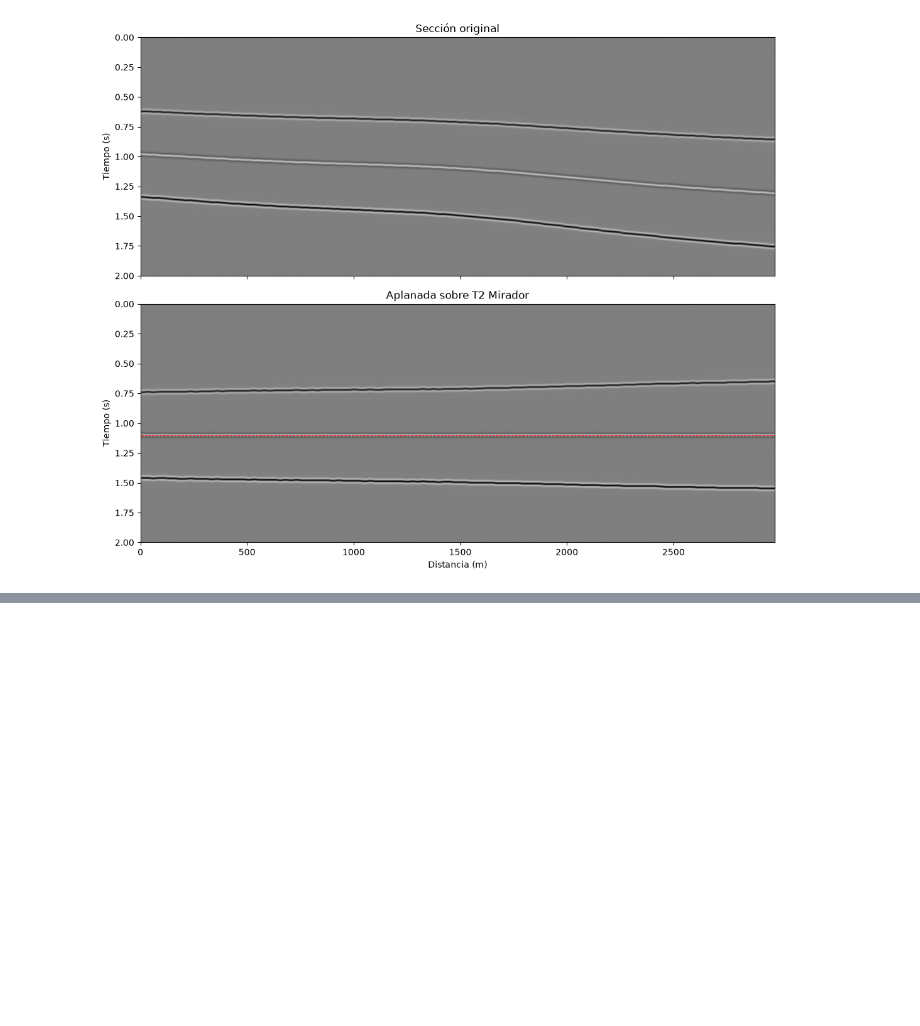
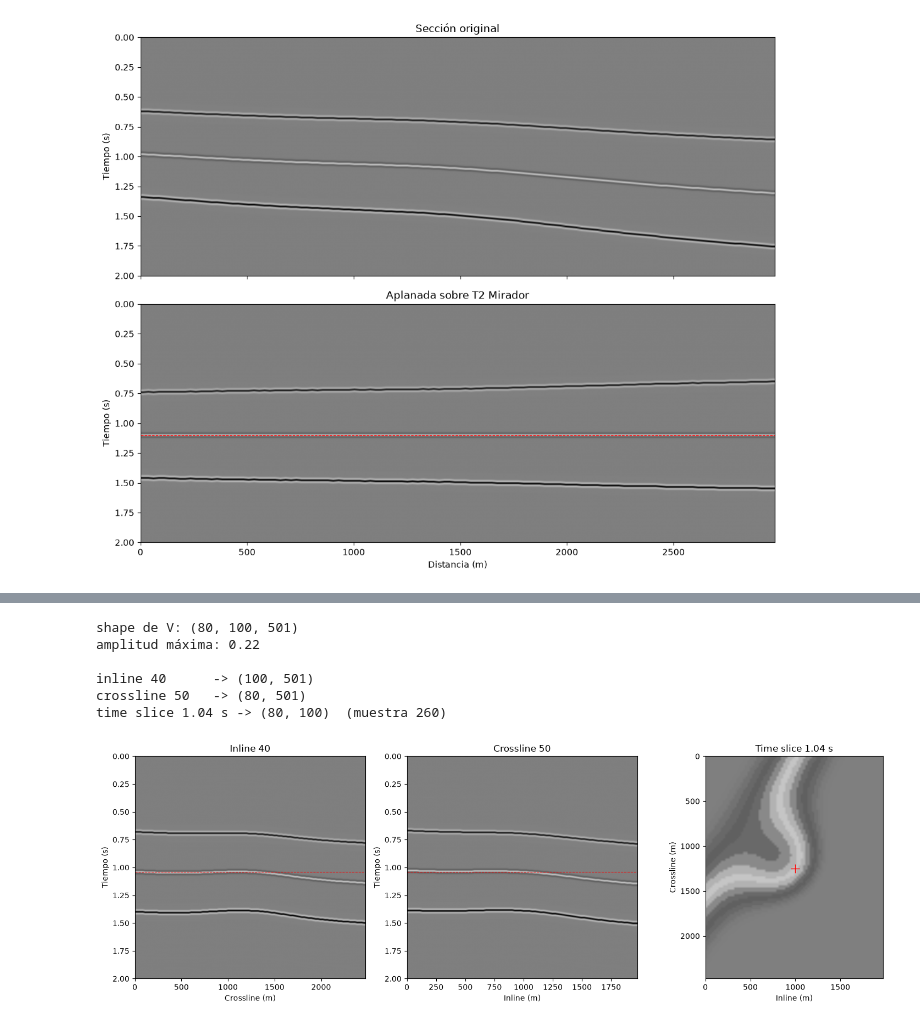
Before and after one commit to davidguto/sismica-python, a Jupyter notebook: notebooks/01_numpy_trazas.ipynb, the cells around one changed output, grey strips where cells are left out. Cells and saved outputs as stored; diff of their text form; code cells hidden in the pictures; blank space fills up the shorter version.

```diff
--- a/notebooks/01_numpy_trazas.ipynb
+++ b/notebooks/01_numpy_trazas.ipynb
@@ -223,0 +268,53 @@ desplazamiento máximo: 30 muestras
+# %%
+from scipy.signal import fftconvolve
+
+V = fftconvolve(Vr, w[np.newaxis, np.newaxis, :], mode="same", axes=2)
+
+print("shape de V:", V.shape)
+print("amplitud máxima:", np.abs(V).max().round(4))
+
+il_sel, xl_sel, t_sel = 40, 50, 1.040
+it_sel = int(round(t_sel / dt))
+
+inline    = V[il_sel, :, :]      # fijo la inline  -> (crossline, muestra)
+crossline = V[:, xl_sel, :]      # fijo la crossline -> (inline, muestra)
+timeslice = V[:, :, it_sel]      # fijo el tiempo  -> (inline, crossline)
+
+print(f"\ninline {il_sel}      -> {inline.shape}")
+print(f"crossline {xl_sel}   -> {crossline.shape}")
+print(f"time slice {t_sel} s -> {timeslice.shape}  (muestra {it_sel})")
+
+lim3 = np.abs(V).max()
+fig, axes = plt.subplots(1, 3, figsize=(15, 5))
+
+axes[0].imshow(inline.T, cmap="gray_r", vmin=-lim3, vmax=lim3,
+               extent=[Y[0], Y[-1], t[-1], t[0]], aspect="auto",
+               interpolation="bilinear")
+axes[0].set_title(f"Inline {il_sel}")
+axes[0].set_xlabel("Crossline (m)"); axes[0].set_ylabel("Tiempo (s)")
+axes[0].axhline(t_sel, color="red", lw=0.8, ls="--")
+
+axes[1].imshow(crossline.T, cmap="gray_r", vmin=-lim3, vmax=lim3,
+               extent=[X[0], X[-1], t[-1], t[0]], aspect="auto",
+               interpolation="bilinear")
+axes[1].set_title(f"Crossline {xl_sel}")
+axes[1].set_xlabel("Inline (m)"); axes[1].set_ylabel("Tiempo (s)")
+axes[1].axhline(t_sel, color="red", lw=0.8, ls="--")
+
+axes[2].imshow(timeslice.T, cmap="gray_r", vmin=-lim3, vmax=lim3,
+               extent=[X[0], X[-1], Y[-1], Y[0]], aspect="equal",
+               interpolation="bilinear")
+axes[2].set_title(f"Time slice {t_sel} s")
+axes[2].set_xlabel("Inline (m)"); axes[2].set_ylabel("Crossline (m)")
+axes[2].plot(X[il_sel], Y[xl_sel], "r+", markersize=12)
+
+plt.tight_layout()
+plt.show()
+# %% [output]
+shape de V: (80, 100, 501)
+amplitud máxima: 0.22
+
+inline 40      -> (100, 501)
+crossline 50   -> (80, 501)
+time slice 1.04 s -> (80, 100)  (muestra 260)
+[figure, added]
```
Also changed, not shown: parts of 1 cell of this notebook.
